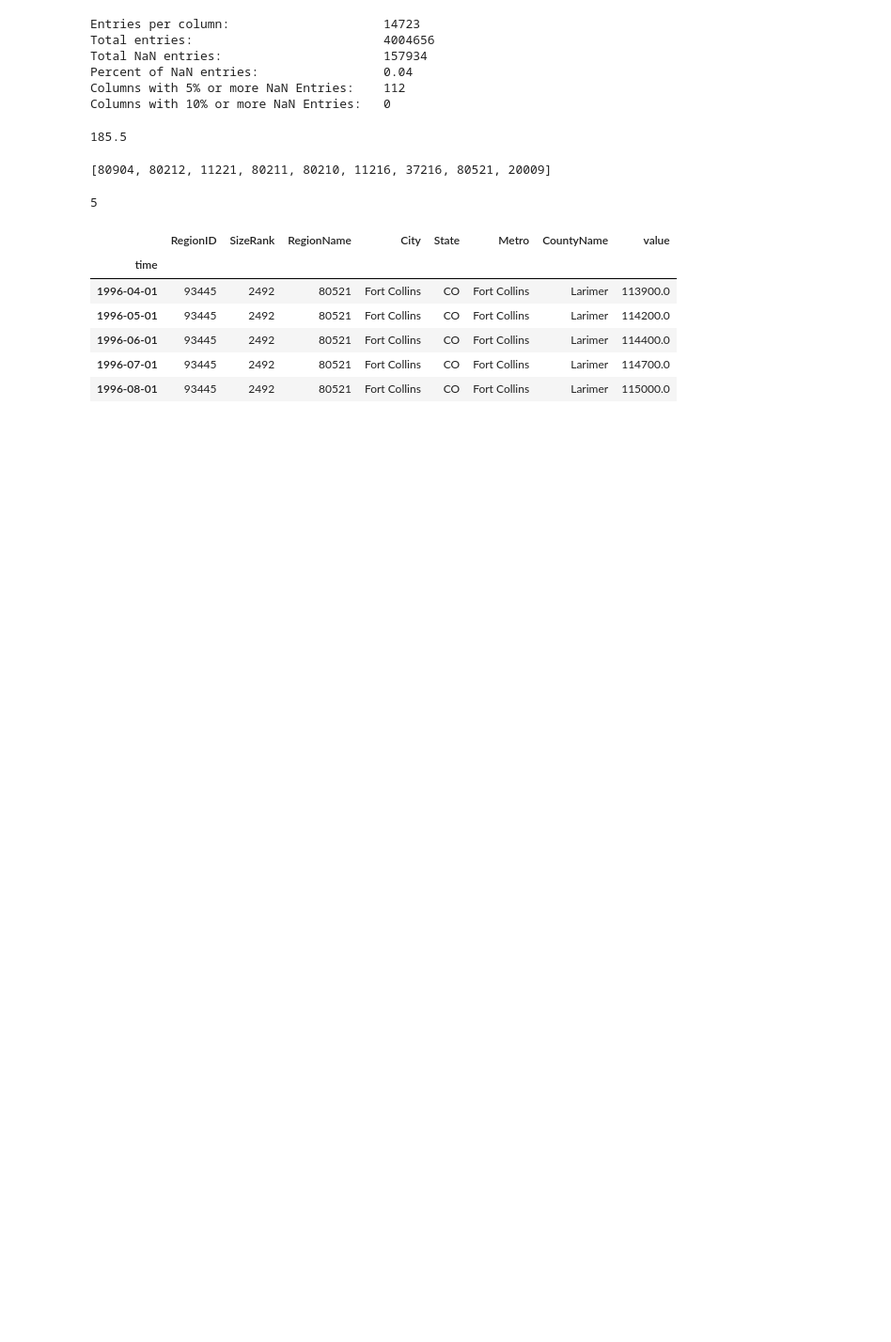
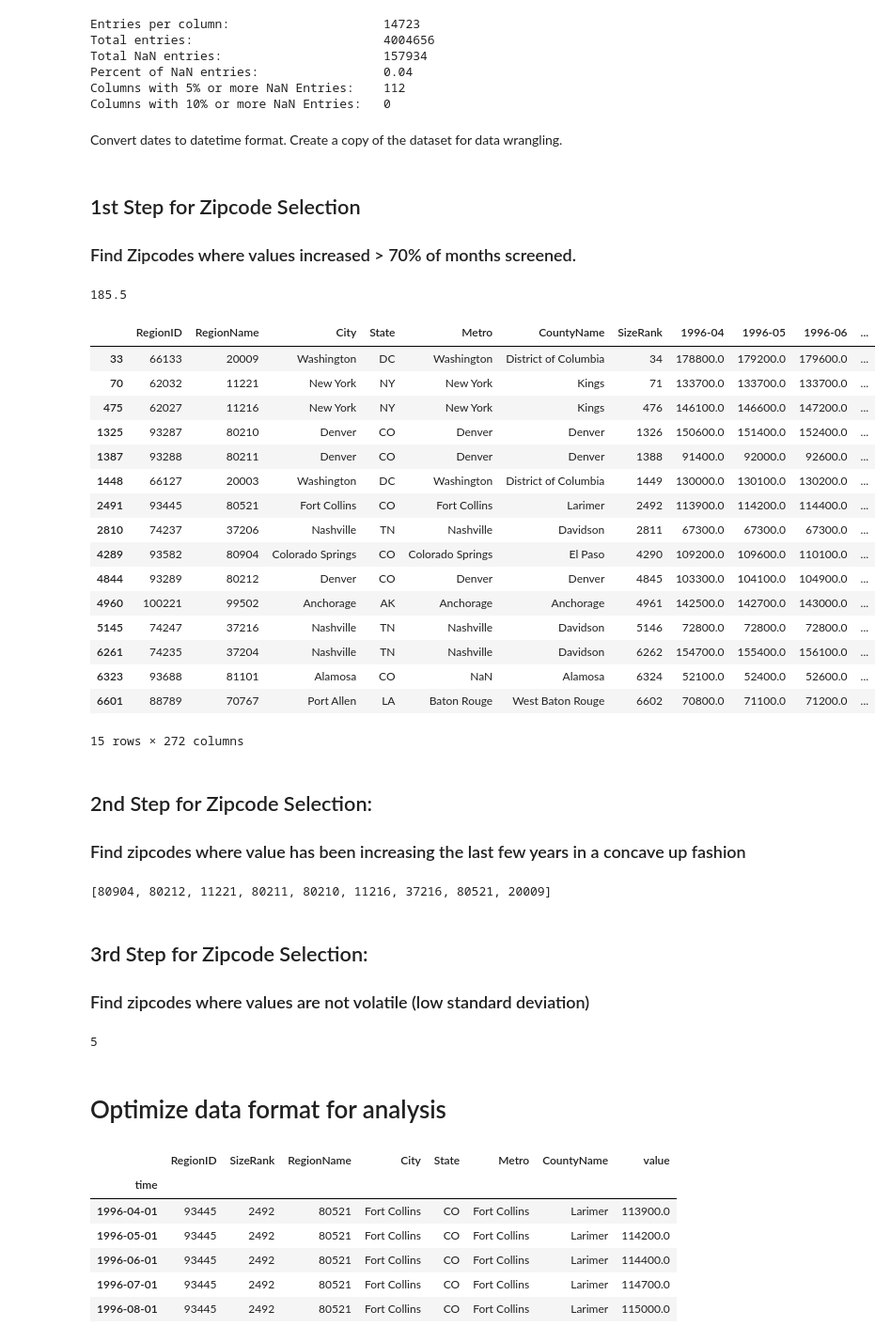
Before and after one commit to tinaprisma/dsc-mod-4-project-online-ds-sp-000, a Jupyter notebook: mod_4_starter_notebook.ipynb, the cells around one changed output. Shown at 94% size. Drawn from its saved outputs; the diff is of its cells as text; code cells hidden in the pictures; blank space fills up the shorter version.

```diff
--- a/mod_4_starter_notebook.ipynb
+++ b/mod_4_starter_notebook.ipynb
@@ -56,6 +84,8 @@ Total NaN entries:                      157934
 Percent of NaN entries:                 0.04
 Columns with 5% or more NaN Entries:    112
 Columns with 10% or more NaN Entries:   0
+# %% [markdown]
+Convert dates to datetime format. Create a copy of the dataset for data wrangling.
 # %%
 # convert columns with dates to datetime format
 
@@ -63,6 +93,9 @@ pd.to_datetime(df.columns.values[7:], format='%Y-%m')
 
 #make a copy of the dataframe
 df_c = df.copy()
+# %% [markdown]
+## 1st Step for Zipcode Selection
+### Find Zipcodes where values increased > 70% of months screened.
 # %%
 # count how many intervals are increasing in value
 
@@ -88,17 +121,38 @@ for row in range(c_entries):
 # %%
 # filter the zipcodes with 70% of intervals are positive.
 
 d = {'Zipcode':increasing_zips,'Rank': increasing_rank}
 increasing_df = pd.DataFrame(d)
 rank_cutoff = 0.7 * (len(df.columns)-7)
 print(rank_cutoff)
 zips_df = increasing_df.sort_values(by='Rank',ascending=False)[0:15]
 zips = list(zips_df['Zipcode'])
 
 # create a dataframe
 df_c = df_c[df_c.RegionName.isin(zips)]
+df_c
 # %% [output]
 185.5
+|  | RegionID | RegionName | City | State | Metro | CountyName | SizeRank | 1996-04 | 1996-05 | 1996-06 | ... |
+| 33 | 66133 | 20009 | Washington | DC | Washington | District of Columbia | 34 | 178800.0 | 179200.0 | 179600.0 | ... |
+| 70 | 62032 | 11221 | New York | NY | New York | Kings | 71 | 133700.0 | 133700.0 | 133700.0 | ... |
+| 475 | 62027 | 11216 | New York | NY | New York | Kings | 476 | 146100.0 | 146600.0 | 147200.0 | ... |
+| 1325 | 93287 | 80210 | Denver | CO | Denver | Denver | 1326 | 150600.0 | 151400.0 | 152400.0 | ... |
+| 1387 | 93288 | 80211 | Denver | CO | Denver | Denver | 1388 | 91400.0 | 92000.0 | 92600.0 | ... |
+| 1448 | 66127 | 20003 | Washington | DC | Washington | District of Columbia | 1449 | 130000.0 | 130100.0 | 130200.0 | ... |
+| 2491 | 93445 | 80521 | Fort Collins | CO | Fort Collins | Larimer | 2492 | 113900.0 | 114200.0 | 114400.0 | ... |
+| 2810 | 74237 | 37206 | Nashville | TN | Nashville | Davidson | 2811 | 67300.0 | 67300.0 | 67300.0 | ... |
+| 4289 | 93582 | 80904 | Colorado Springs | CO | Colorado Springs | El Paso | 4290 | 109200.0 | 109600.0 | 110100.0 | ... |
+| 4844 | 93289 | 80212 | Denver | CO | Denver | Denver | 4845 | 103300.0 | 104100.0 | 104900.0 | ... |
+| 4960 | 100221 | 99502 | Anchorage | AK | Anchorage | Anchorage | 4961 | 142500.0 | 142700.0 | 143000.0 | ... |
+| 5145 | 74247 | 37216 | Nashville | TN | Nashville | Davidson | 5146 | 72800.0 | 72800.0 | 72800.0 | ... |
+| 6261 | 74235 | 37204 | Nashville | TN | Nashville | Davidson | 6262 | 154700.0 | 155400.0 | 156100.0 | ... |
+| 6323 | 93688 | 81101 | Alamosa | CO | NaN | Alamosa | 6324 | 52100.0 | 52400.0 | 52600.0 | ... |
+| 6601 | 88789 | 70767 | Port Allen | LA | Baton Rouge | West Baton Rouge | 6602 | 70800.0 | 71100.0 | 71200.0 | ... |
+15 rows × 272 columns
+# %% [markdown]
+## 2nd Step for Zipcode Selection:
+### Find zipcodes where value has been increasing the last few years in a concave up fashion
 # %%
 
 # Compute % change for the last few years to choose
@@ -121,6 +175,9 @@ zips = list(d1.RegionName)
 zips
 # %% [output]
 [80904, 80212, 11221, 80211, 80210, 11216, 37216, 80521, 20009]
+# %% [markdown]
+## 3rd Step for Zipcode Selection:
+### Find zipcodes where values are not volatile (low standard deviation)
 # %%
 # filter out zipcodes with standard deviations greater than a threshhold.
 zips_filt = []
@@ -134,6 +191,8 @@ for z in zips:
 len(zips_filt)
 # %% [output]
 5
+# %% [markdown]
+# Optimize data format for analysis
 # %%
 # define a function to convert from long format to short format
 def melt_data(df):
```
Also changed, not shown: parts of 35 cells of this notebook.
